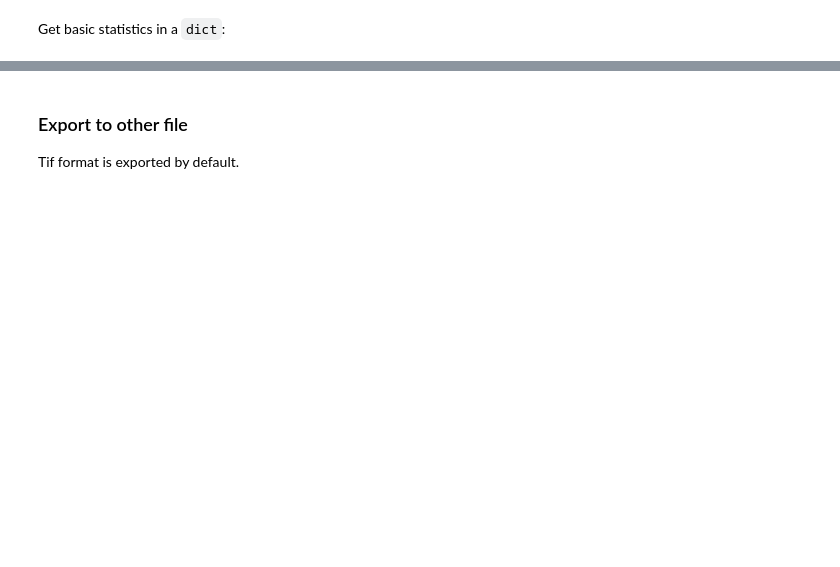
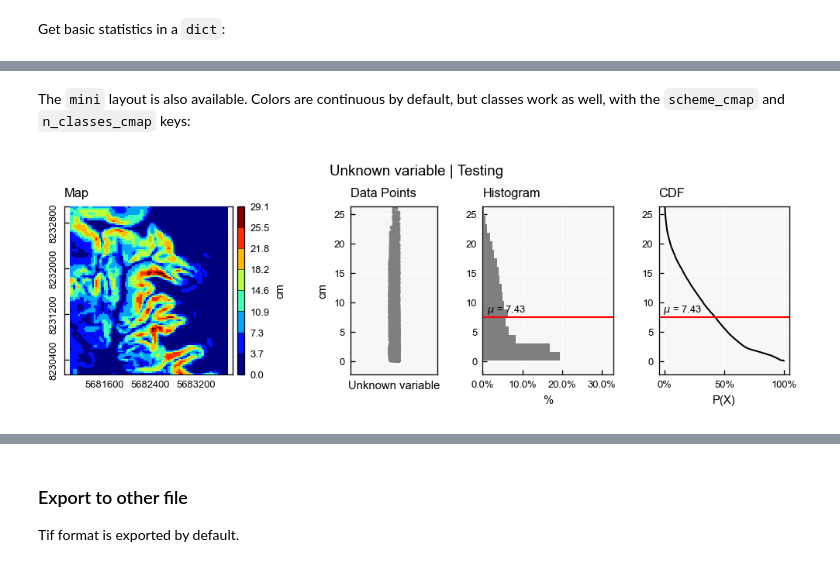
Before and after one commit to iporepos/plans, a Jupyter notebook: docs/tutorials/raster_01.ipynb, the cells around one changed output, grey strips where cells are left out. Cells and saved outputs as stored; diff of their text form; code cells hidden in the pictures; blank space fills up the shorter version.

```diff
--- a/docs/tutorials/raster_01.ipynb
+++ b/docs/tutorials/raster_01.ipynb
@@ -106,0 +173,13 @@ uv.view()
+# %% [markdown]
+The `mini` layout is also available. Colors are continuous by default, but classes work as well, with the `scheme_cmap` and `n_classes_cmap` keys:
+# %%
+rs.view_specs["layout"] = "mini"
+rs.view_specs["scheme_cmap"] = "equal"
+rs.view_specs["n_classes_cmap"] = 8
+rs.view()
+
+# back to the defaults
+rs.view_specs["layout"] = "full"
+rs.view_specs["scheme_cmap"] = "continuous"
+# %% [output]
+[figure, added]
```
Also changed, not shown: parts of 37 cells of this notebook, 18 other files.
